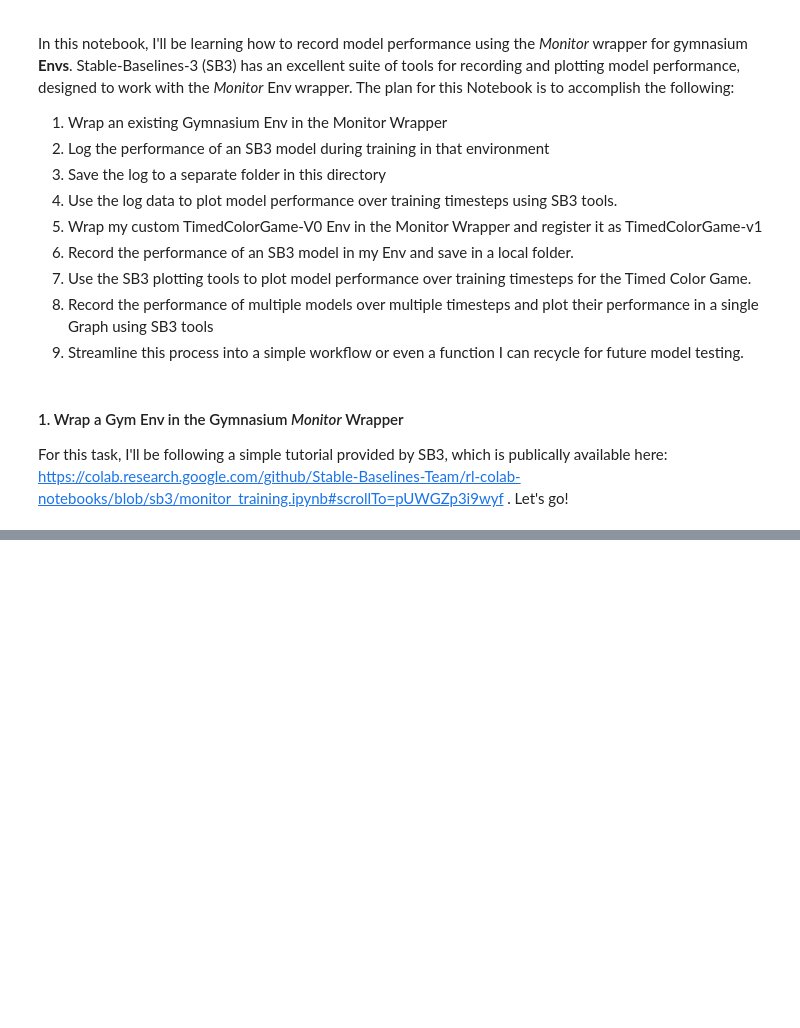
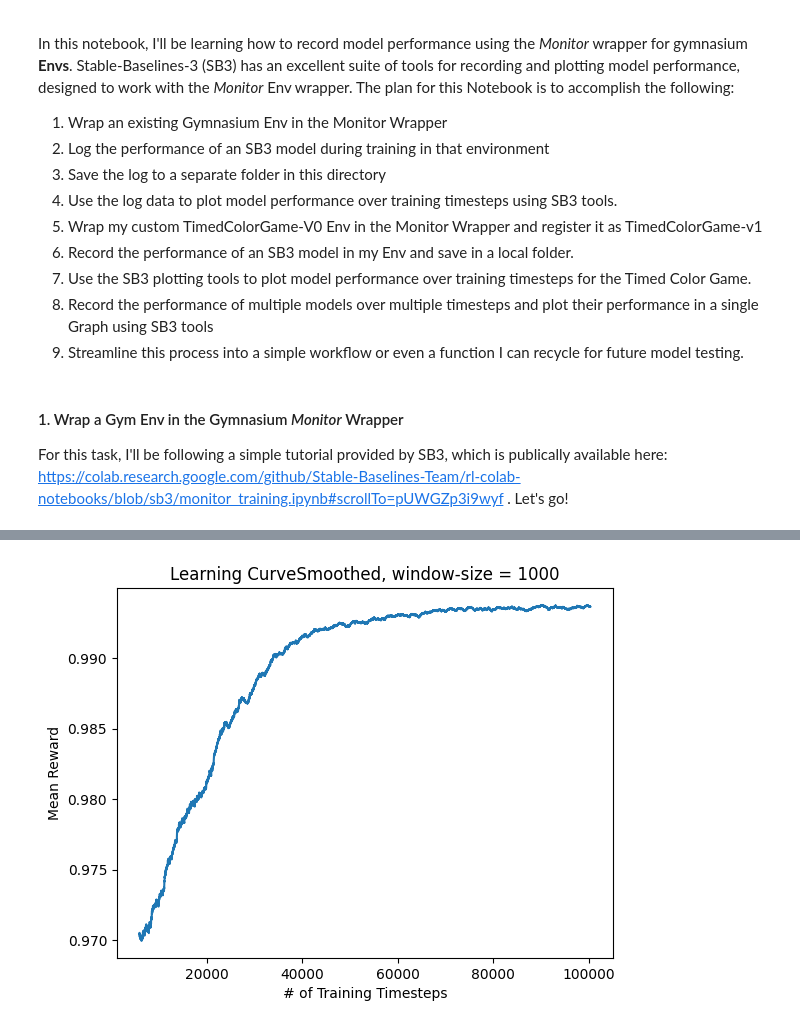
Before and after one commit to EvanMcCormick37/independent-study-F24-learning-RL-with-gymnasium, a Jupyter notebook: RecordingCustomEnvironments.ipynb, the cells around one changed output, grey strips where cells are left out. Cells and saved outputs as stored; diff of their text form; code cells hidden in the pictures; blank space fills up the shorter version.

```diff
--- a/RecordingCustomEnvironments.ipynb
+++ b/RecordingCustomEnvironments.ipynb
@@ -95,0 +367,7 @@ TypeError: Converting from sequence to b2Vec2, expected int/float arguments inde
+# %%
+#I can't figure out a way to get the rolling-window line chart with the results_plotter, so for now let's go back
+# to our custom function and plot that.
+
+plot_results(mPPO_monitor_dir, window=1000)
+# %% [output]
+[figure, added]
```
Also changed, not shown: parts of 22 cells of this notebook, 11 other files.
